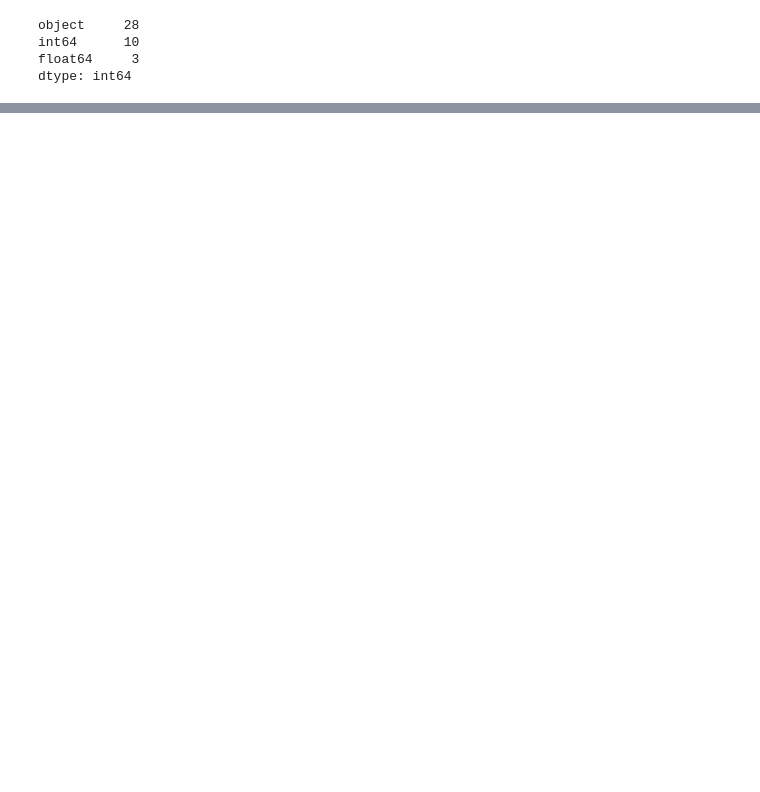
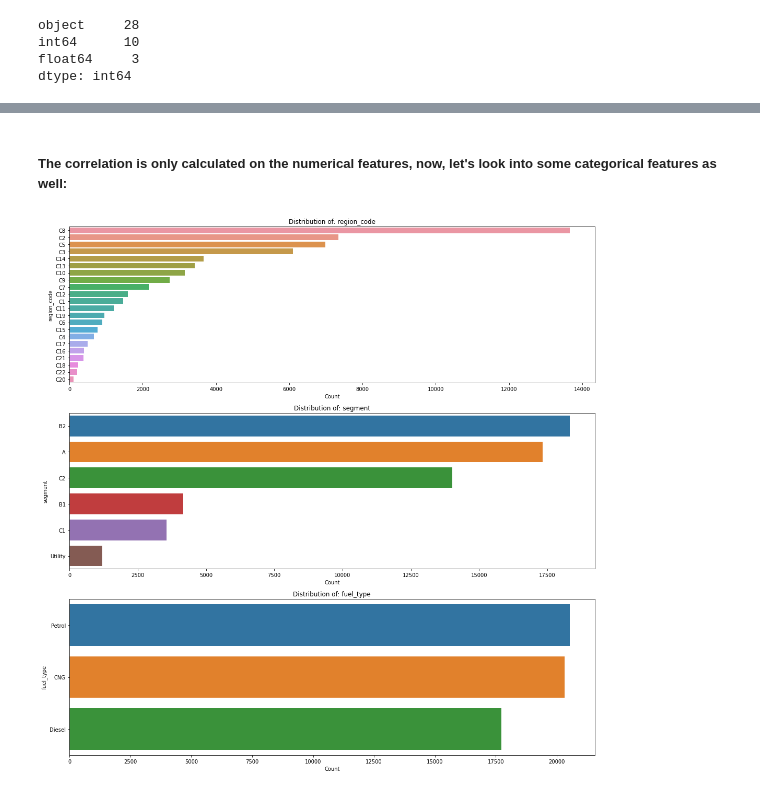
Before and after one commit to Nishan-k/Classification-on-Imbalanced-Data, a Jupyter notebook: Classification on Imbalanced Dataset.ipynb, the cells around one changed output, grey strips where cells are left out. Saved outputs shown, nothing was run; the diff lists cells and outputs as text; code cells hidden in the pictures; blank space fills up the shorter version.

```diff
--- a/Classification on Imbalanced Dataset.ipynb
+++ b/Classification on Imbalanced Dataset.ipynb
@@ -133,0 +157,19 @@ plt.show()
+# %% [markdown]
+##### The correlation is only calculated on the numerical features, now, let's look into some categorical features as well:
+# %%
+# Selecting relevant categorical columns:
+categorical_cols = ['region_code', 'segment', 'fuel_type']
+
+# Plotting the distribution of these columns:
+plt.figure(figsize=(15, 15))
+for i, column in enumerate(categorical_cols, 1):
+    plt.subplot(3, 1, i)
+    sns.countplot(y=column, data=data, order=data[column].value_counts().index)
+    plt.title(f"Distribution of: {column}")
+    plt.xlabel("Count")
+    plt.ylabel(column)
+
+plt.tight_layout()
+plt.show()
+# %% [output]
+[figure, added]
```
Also changed, not shown: parts of 22 cells of this notebook, 5 other files.
